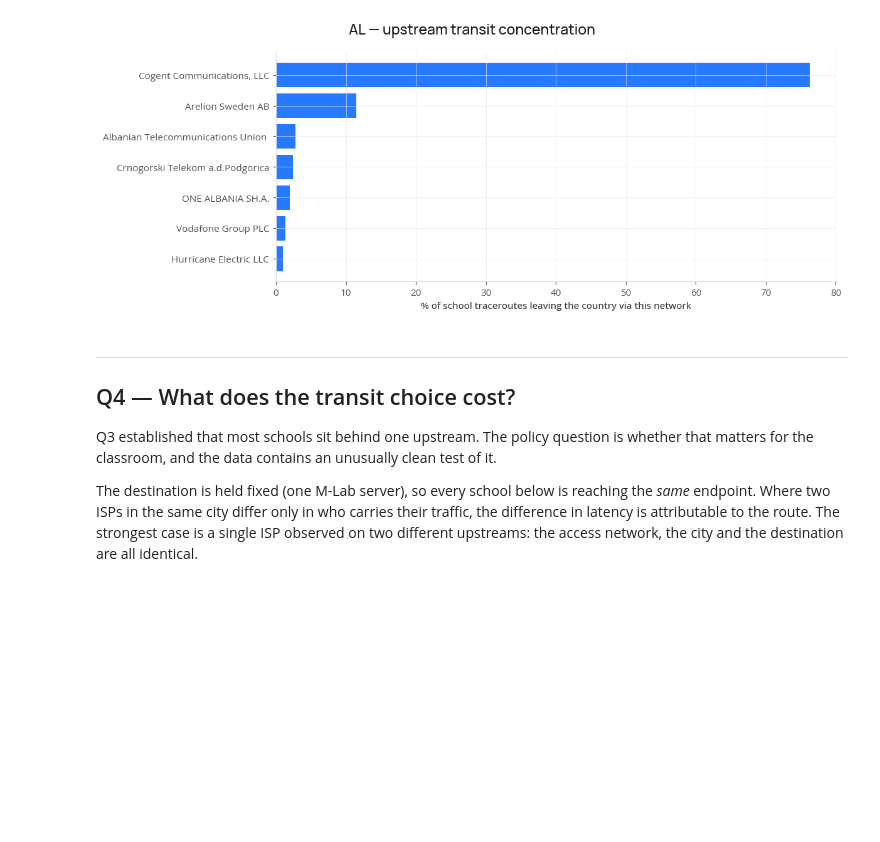
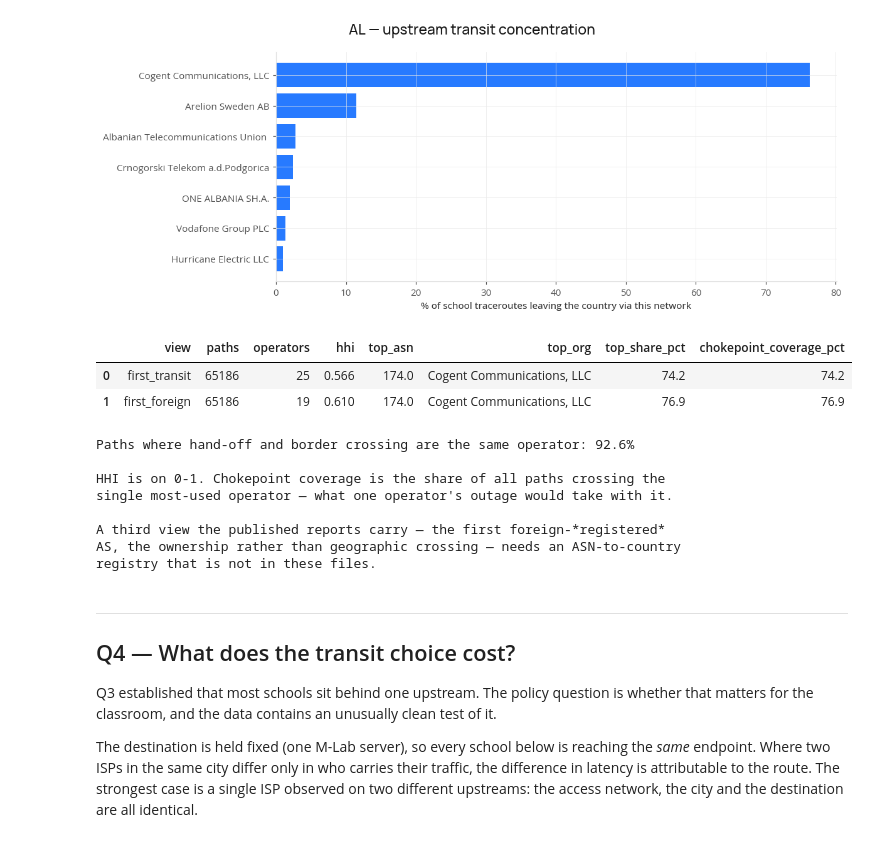
Before and after one commit to mabravoreyes/gigameter-explorer, a Jupyter notebook: meter_traceroutes_07.ipynb, the cells around one changed output. Cells and saved outputs as stored; diff of their text form; code cells hidden in the pictures; blank space fills up the shorter version.

```diff
--- a/meter_traceroutes_07.ipynb
+++ b/meter_traceroutes_07.ipynb
@@ -496,6 +496,40 @@ Country-level transit mix (trace-weighted, school-year months):
 
    HHI across upstreams: 5,974   (>2,500 is 'highly concentrated' under the usual merger guidelines)
 [figure]
+# %%
+# =============================================================================
+# Q3d — WHERE TRAFFIC LEAVES THE COUNTRY, UNDER TWO DEFINITIONS
+# =============================================================================
+# The operator a school hands off to need not be the one that carries it over
+# the border: a domestic ISP with its own international capacity egresses under
+# its own ASN. Where the two views disagree, the hand-off and the border
+# crossing are different businesses.
+from load_traceroutes import egress_views, egress_concentration
+
+egress = egress_views(tr, COUNTRY_ISO2)
+display(egress_concentration(egress))
+
+_a = egress['first_transit_asn'].notna() & egress['first_foreign_asn'].notna()
+_same = (egress.loc[_a, 'first_transit_asn'] == egress.loc[_a, 'first_foreign_asn'])
+print(f"Paths where hand-off and border crossing are the same operator: "
+      f"{100 * _same.mean():.1f}%")
+print("\nHHI is on 0-1. Chokepoint coverage is the share of all paths crossing the")
+print("single most-used operator — what one operator's outage would take with it.")
+print("\nA third view the published reports carry — the first foreign-*registered*")
+print("AS, the ownership rather than geographic crossing — needs an ASN-to-country")
+print("registry that is not in these files.")
+# %% [output]
+|  | view | paths | operators | hhi | top_asn | top_org | top_share_pct | chokepoint_coverage_pct |
+| 0 | first_transit | 65186 | 25 | 0.566 | 174.0 | Cogent Communications, LLC | 74.2 | 74.2 |
+| 1 | first_foreign | 65186 | 19 | 0.610 | 174.0 | Cogent Communications, LLC | 76.9 | 76.9 |
+Paths where hand-off and border crossing are the same operator: 92.6%
+
+HHI is on 0-1. Chokepoint coverage is the share of all paths crossing the
+single most-used operator — what one operator's outage would take with it.
+
+A third view the published reports carry — the first foreign-*registered*
+AS, the ownership rather than geographic crossing — needs an ASN-to-country
+registry that is not in these files.
 # %% [markdown]
 ---
 ## Q4 — What does the transit choice cost?
```
Also changed, not shown: parts of 5 cells of this notebook, 2 other files.
